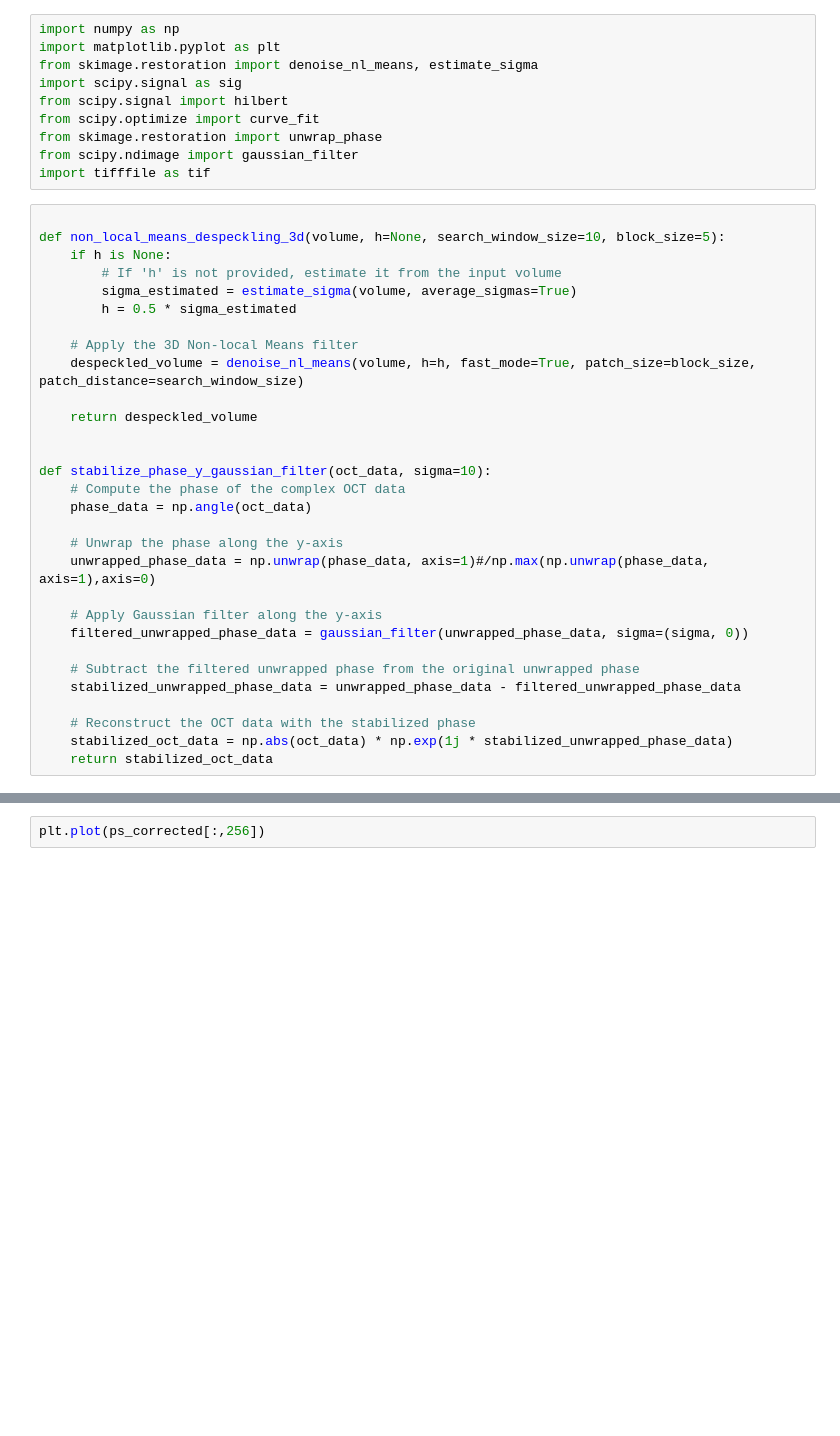
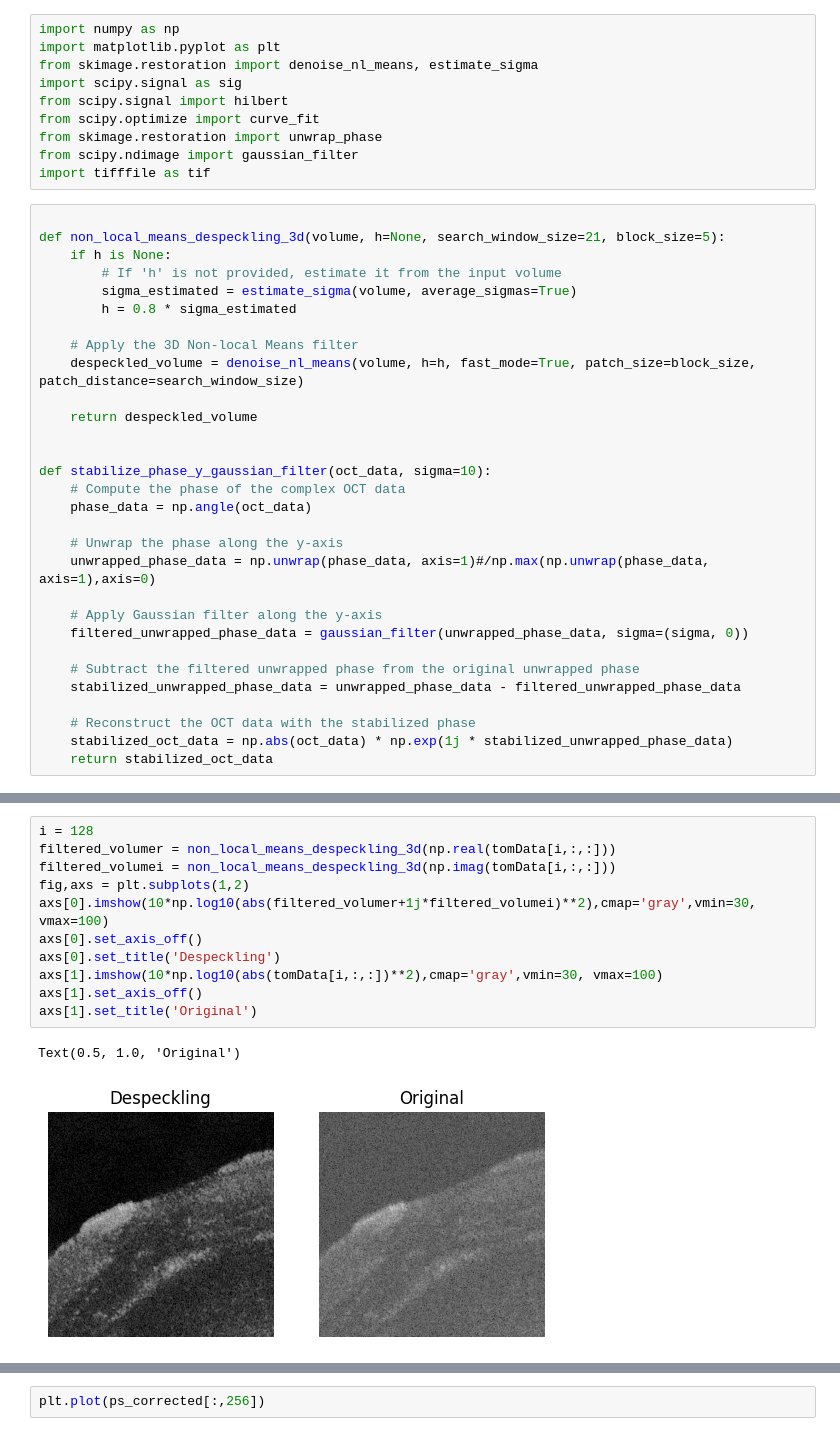
Before and after one commit to Diegoapulgarin/DLOCT, a Jupyter notebook: cGAN_subsampling/basic_despeckling.ipynb, the cells around one changed output, grey strips where cells are left out. Saved outputs shown, nothing was run; the diff lists cells and outputs as text; blank space fills up the shorter version.

```diff
--- a/cGAN_subsampling/basic_despeckling.ipynb
+++ b/cGAN_subsampling/basic_despeckling.ipynb
@@ -10,11 +10,11 @@ from scipy.ndimage import gaussian_filter
 import tifffile as tif
 # %%
 
-def non_local_means_despeckling_3d(volume, h=None, search_window_size=10, block_size=5):
+def non_local_means_despeckling_3d(volume, h=None, search_window_size=21, block_size=5):
     if h is None:
         # If 'h' is not provided, estimate it from the input volume
         sigma_estimated = estimate_sigma(volume, average_sigmas=True)
-        h = 0.5 * sigma_estimated
+        h = 0.8 * sigma_estimated
 
     # Apply the 3D Non-local Means filter
     despeckled_volume = denoise_nl_means(volume, h=h, fast_mode=True, patch_size=block_size, patch_distance=search_window_size)
@@ -60,4 +65,18 @@ tomData = np.stack((tomReal, tomImag), axis=3)
 tomData = tomReal + 1j*tomImag
+# %%
+i = 128
+filtered_volumer = non_local_means_despeckling_3d(np.real(tomData[i,:,:]))
+filtered_volumei = non_local_means_despeckling_3d(np.imag(tomData[i,:,:]))
+fig,axs = plt.subplots(1,2)
+axs[0].imshow(10*np.log10(abs(filtered_volumer+1j*filtered_volumei)**2),cmap='gray',vmin=30, vmax=100)
+axs[0].set_axis_off()
+axs[0].set_title('Despeckling')
+axs[1].imshow(10*np.log10(abs(tomData[i,:,:])**2),cmap='gray',vmin=30, vmax=100)
+axs[1].set_axis_off()
+axs[1].set_title('Original')
+# %% [output]
+Text(0.5, 1.0, 'Original')
+[figure, added]
 # %%
 
 # Stabilize phase along y-axis using Gaussian fit
```
Also changed, not shown: parts of 12 cells of this notebook, 2 other files.
